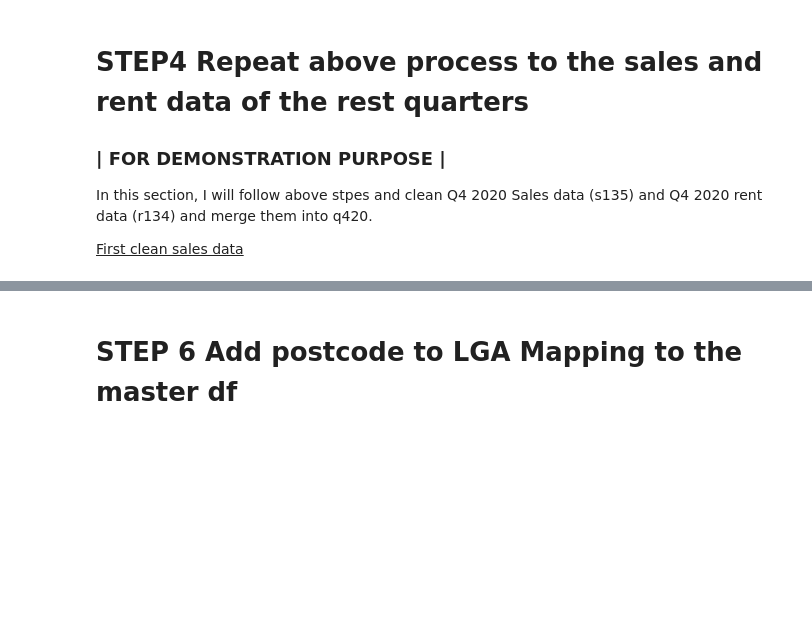
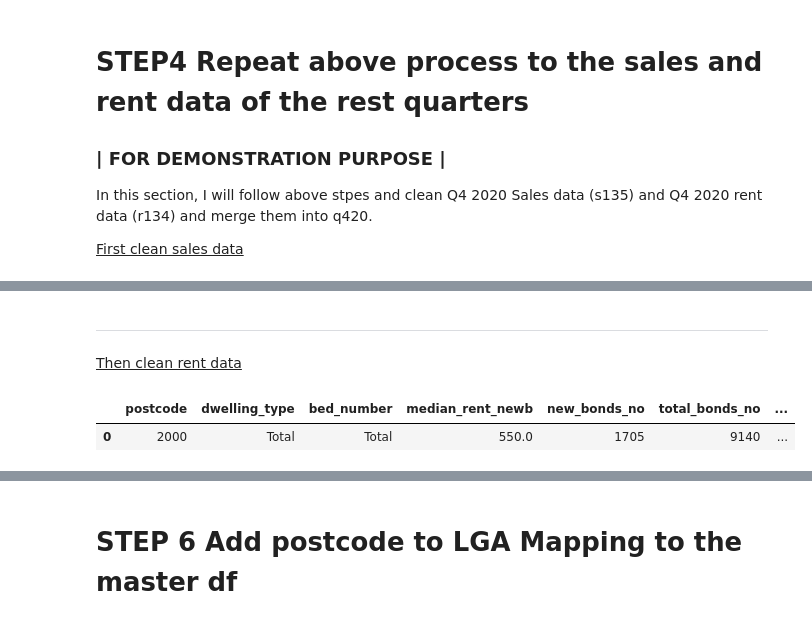
Before and after one commit to walthersy/NSW-house-price, a Jupyter notebook: Data Cleaning Process.ipynb, the cells around one changed output, grey strips where cells are left out. Saved outputs shown, nothing was run; the diff lists cells and outputs as text; code cells hidden in the pictures; blank space fills up the shorter version.

```diff
--- a/Data Cleaning Process.ipynb
+++ b/Data Cleaning Process.ipynb
@@ -524,0 +503,30 @@ r135.head(10)
+# %% [markdown]
+____
+<u>Then clean rent data</u>
+# %%
+# Read into df
+r134 = "Files/Rent/2019_2021/Issue-134-Rent-tables-December-2020-quarter.xlsx"
+r134 = pd.read_excel(r134, sheet_name="Postcode", na_values='-', header=7)
+
+# Drop unwanted columns
+r134 = r134.drop(columns=['First Quartile Weekly Rent for New Bonds\n$',
+                          'Third Quartile Weekly Rent for New Bonds\n$'],
+                axis=1)
+
+# Rename columns
+rename_cols= {'Postcode':'postcode',
+              'Dwelling Types':'dwelling_type',
+              'Number of Bedrooms':'bed_number',
+              'Median Weekly Rent for New Bonds\n$': 'median_rent_newb',
+              'New Bonds Lodged\nNo.' : 'new_bonds_no',
+              'Total Bonds Held\nNo.': 'total_bonds_no',
+              'Quarterly change in Median Weekly Rent':'Qdelta_median_rent',
+              'Annual change in Median Weekly Rent':'Adelta_median_rent',
+              'Quarterly change in New Bonds Lodged':'Qdelta_new_bonds',
+              'Annual change in New Bonds Lodged':'Adelta_new_bonds'}
+r134.rename(columns=rename_cols,inplace=True)
+
+r134.head(1)
+# %% [output]
+|  | postcode | dwelling_type | bed_number | median_rent_newb | new_bonds_no | total_bonds_no | ... |
+| 0 | 2000 | Total | Total | 550.0 | 1705 | 9140 | ... |
```
Also changed, not shown: parts of 33 cells of this notebook.
